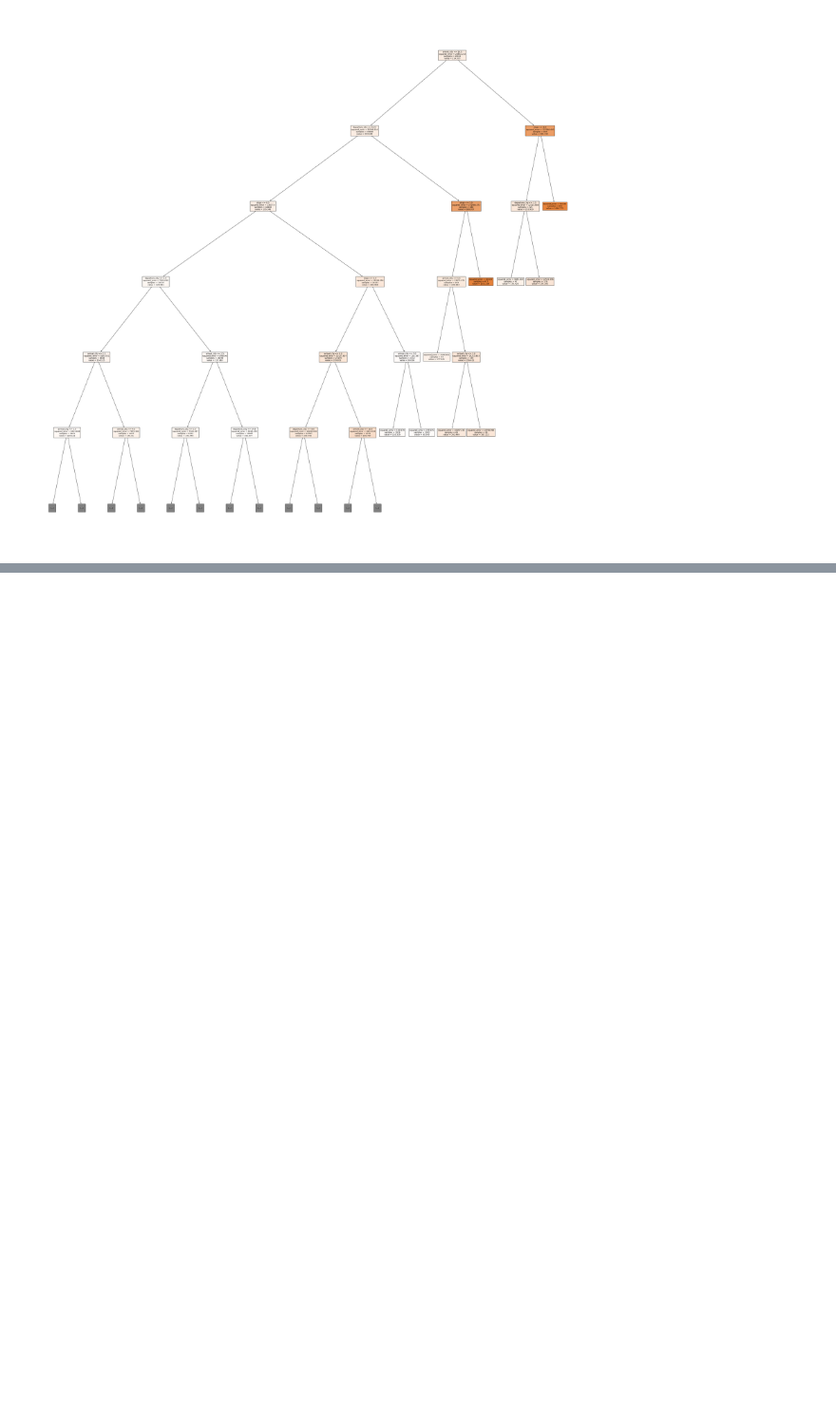
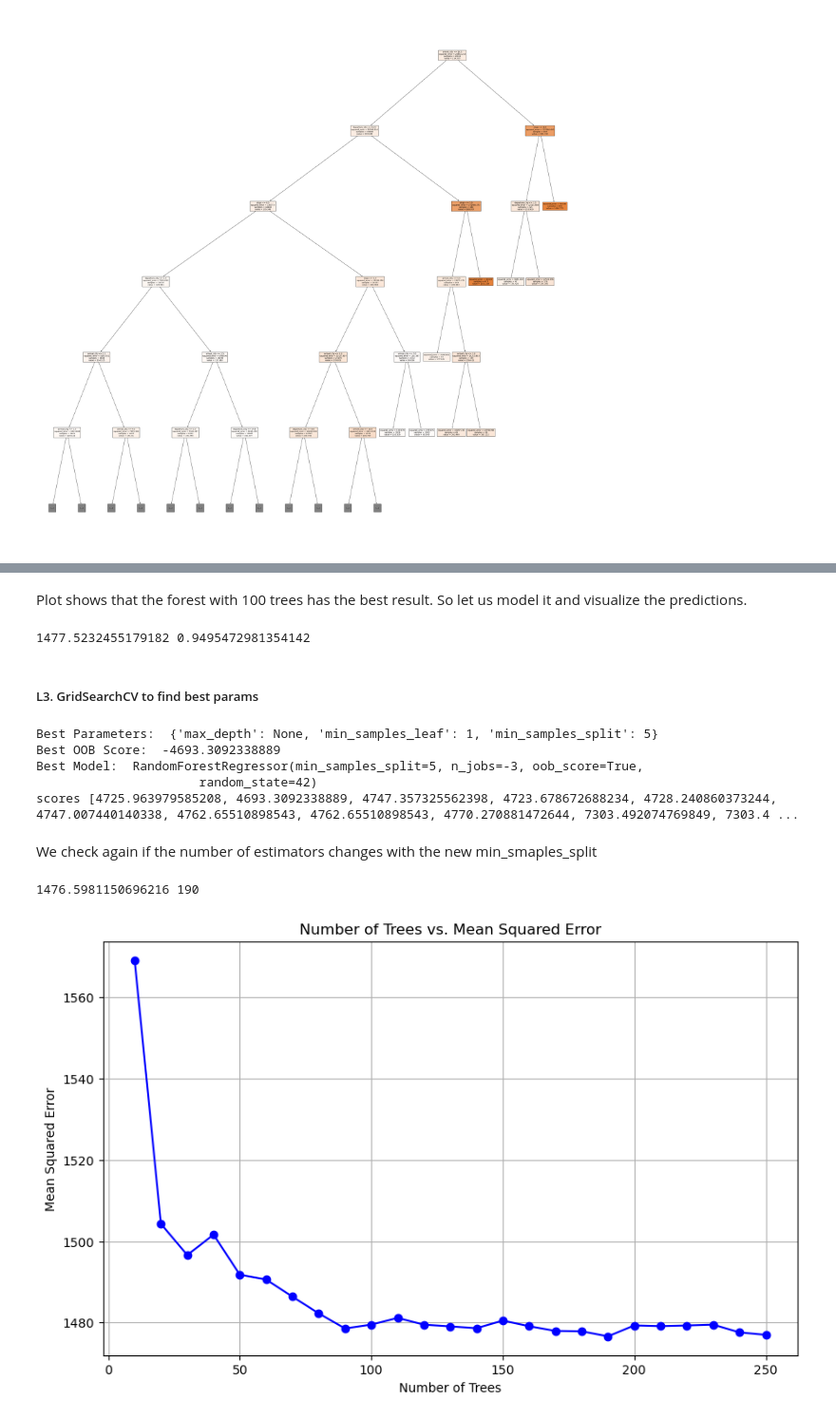
Before and after one commit to joss-thu/MLProj-GermanAirFares, a Jupyter notebook: German_Air_fares/ML_Project_AirFares.ipynb, the cells around one changed output, grey strips where cells are left out. Shown at 95% size. Saved outputs shown, nothing was run; the diff lists cells and outputs as text; code cells hidden in the pictures; blank space fills up the shorter version.

```diff
--- a/German_Air_fares/ML_Project_AirFares.ipynb
+++ b/German_Air_fares/ML_Project_AirFares.ipynb
@@ -773,0 +826,61 @@ Conclusion:
+# %% [markdown]
+Plot shows that the forest with 100 trees has the best result. So let us model it and visualize the predictions.
+# %%
+regressor = RandomForestRegressor(
+    n_estimators=100, random_state=42, n_jobs=-3, oob_score=True)
+
+# Train the regressor on the training data
+regressor.fit(X_train, y_train)
+
+# Make predictions on the testing set
+predictions = regressor.predict(X_test)
+
+mse = mean_squared_error(y_test, predictions)
+r2 = r2_score(y_test, predictions)
+
+print(mse, r2)
+# %% [output]
+1477.5232455179182 0.9495472981354142
+# %% [markdown]
+##### L3. GridSearchCV to find best params
+# %%
+# Define the parameter grid
+param_grid = {
+    'max_depth': [None, 5, 10, 15],
+    'min_samples_split': [2, 5, 10],
+    'min_samples_leaf': [1, 2, 4]
+}
+
+# Create the grid search object
+grid_search = GridSearchCV(estimator=regressor, param_grid=param_grid, scoring='neg_mean_squared_error', cv=5)
+
+# Perform the grid search
+grid_search.fit(X, y)
+
+scores = []
+
+# Iterate over each score from the grid search
+for score in grid_search.cv_results_['mean_test_score']:
+    # Convert the score to positive
+    score = -score
+    # Add the score to the scores list
+    scores.append(score)
+
+# Print the best parameters and the corresponding oob score
+print("Best Parameters: ", grid_search.best_params_)
+print("Best OOB Score: ", grid_search.best_score_)
+print("Best Model: ", grid_search.best_estimator_)
+print("scores", scores)
+# %% [output]
+Best Parameters:  {'max_depth': None, 'min_samples_leaf': 1, 'min_samples_split': 5}
+Best OOB Score:  -4693.3092338889
+Best Model:  RandomForestRegressor(min_samples_split=5, n_jobs=-3, oob_score=True,
+                      random_state=42)
+scores [4725.963979585208, 4693.3092338889, 4747.357325562398, 4723.678672688234, 4728.240860373244, 4747.007440140338, 4762.65510898543, 4762.65510898543, 4770.270881472644, 7303.492074769849, 7303.4 ...
+# %% [markdown]
+We check again if the number of estimators changes with the new min_smaples_split
+# %%
+find_n_estimators(5)
+# %% [output]
+1476.5981150696216 190
+[figure, added]
```
Also changed, not shown: parts of 23 cells of this notebook.
